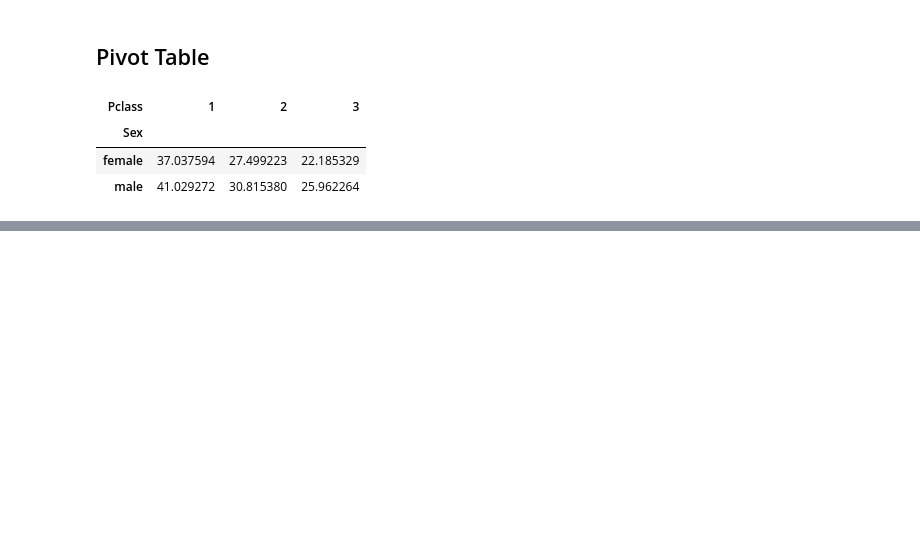
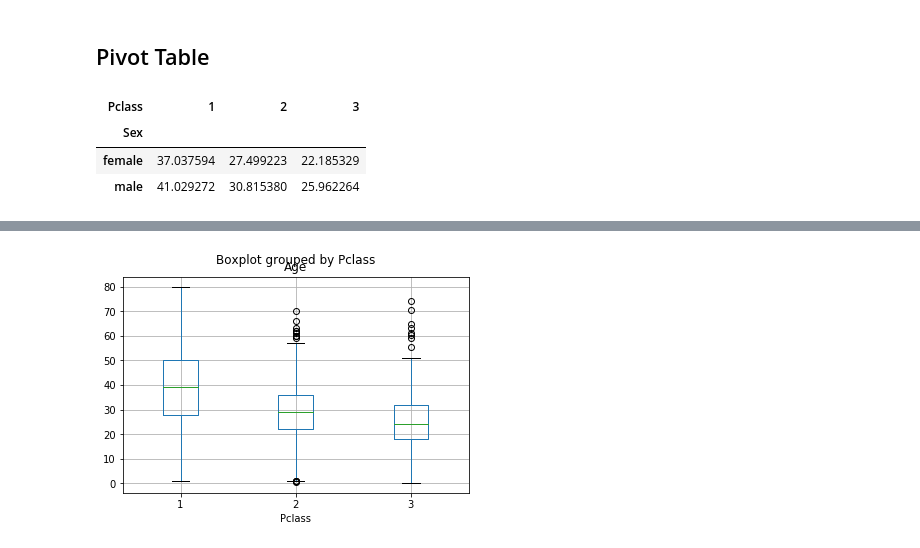
Before and after one commit to Tiny999/Titanic-Datacience-Project, a Jupyter notebook: notebooks/exploration_processing.ipynb, the cells around one changed output, grey strips where cells are left out. Cells and saved outputs as stored; diff of their text form; code cells hidden in the pictures; blank space fills up the shorter version.

```diff
--- a/notebooks/exploration_processing.ipynb
+++ b/notebooks/exploration_processing.ipynb
@@ -268,0 +406,4 @@ df.pivot_table(index='Sex',columns='Pclass',values='Age',aggfunc='mean')
+# %%
+df[df.Age.notnull()].boxplot('Age','Pclass');
+# %% [output]
+[figure, added]
```
Also changed, not shown: parts of 71 cells of this notebook, 1 other file.
